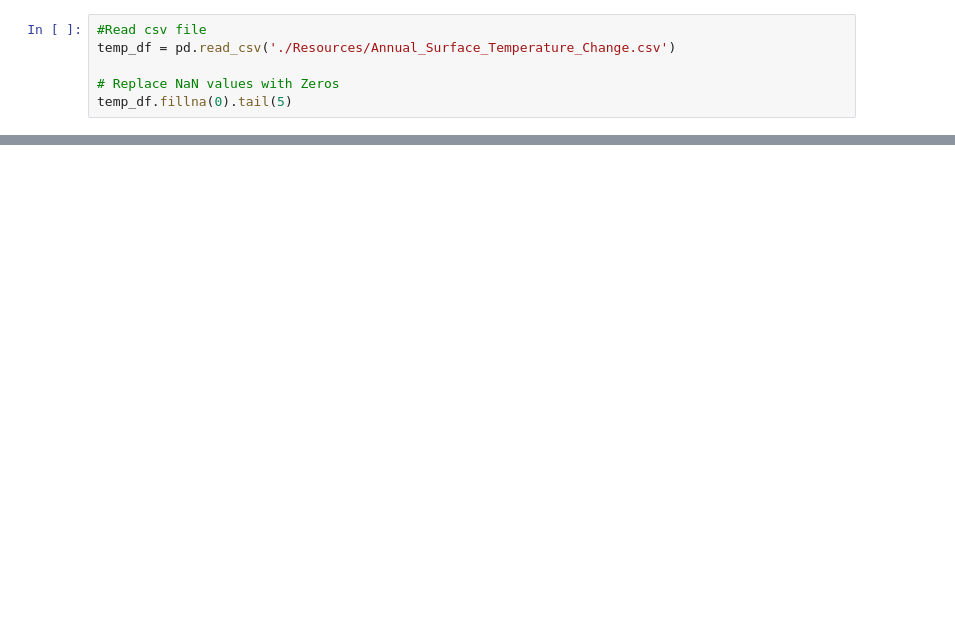
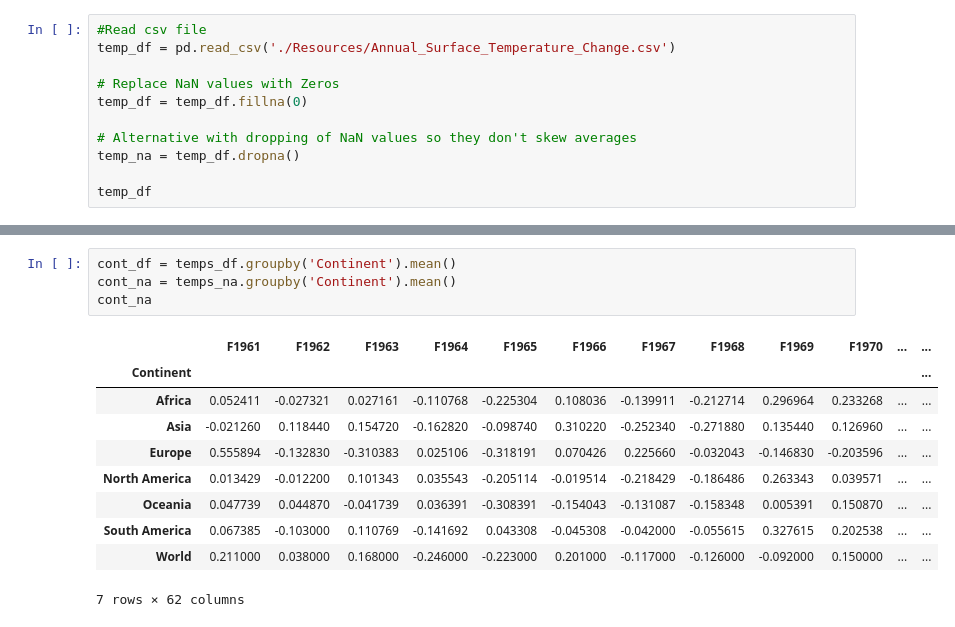
Before and after one commit to Kevin-McConchie/IMF-Weather-Data, a Jupyter notebook: global_temps.ipynb, the cells around one changed output, grey strips where cells are left out. Saved outputs shown, nothing was run; the diff lists cells and outputs as text; blank space fills up the shorter version.

```diff
--- a/global_temps.ipynb
+++ b/global_temps.ipynb
@@ -9,6 +10,11 @@ import plotly.express as px
 temp_df = pd.read_csv('./Resources/Annual_Surface_Temperature_Change.csv')
 
 # Replace NaN values with Zeros
-temp_df.fillna(0).tail(5)
+temp_df = temp_df.fillna(0)
+
+# Alternative with dropping of NaN values so they don't skew averages
+temp_na = temp_df.dropna()
+
+temp_df
 # %% [output]
 |  | ObjectId | Country | ISO2 | ISO3 | Indicator | Unit | Source | CTS_Code | CTS_Name | ... |
@@ -35,0 +326,15 @@ temp_df.fillna(0).tail(5)
+# %%
+cont_df = temps_df.groupby('Continent').mean()
+cont_na = temps_na.groupby('Continent').mean()
+cont_na
+# %% [output]
+|  | F1961 | F1962 | F1963 | F1964 | F1965 | F1966 | F1967 | F1968 | F1969 | F1970 | ... | ... |
+| Continent |  |  |  |  |  |  |  |  |  |  |  | ... |
+| Africa | 0.052411 | -0.027321 | 0.027161 | -0.110768 | -0.225304 | 0.108036 | -0.139911 | -0.212714 | 0.296964 | 0.233268 | ... | ... |
+| Asia | -0.021260 | 0.118440 | 0.154720 | -0.162820 | -0.098740 | 0.310220 | -0.252340 | -0.271880 | 0.135440 | 0.126960 | ... | ... |
+| Europe | 0.555894 | -0.132830 | -0.310383 | 0.025106 | -0.318191 | 0.070426 | 0.225660 | -0.032043 | -0.146830 | -0.203596 | ... | ... |
+| North America | 0.013429 | -0.012200 | 0.101343 | 0.035543 | -0.205114 | -0.019514 | -0.218429 | -0.186486 | 0.263343 | 0.039571 | ... | ... |
+| Oceania | 0.047739 | 0.044870 | -0.041739 | 0.036391 | -0.308391 | -0.154043 | -0.131087 | -0.158348 | 0.005391 | 0.150870 | ... | ... |
+| South America | 0.067385 | -0.103000 | 0.110769 | -0.141692 | 0.043308 | -0.045308 | -0.042000 | -0.055615 | 0.327615 | 0.202538 | ... | ... |
+| World | 0.211000 | 0.038000 | 0.168000 | -0.246000 | -0.223000 | 0.201000 | -0.117000 | -0.126000 | -0.092000 | 0.150000 | ... | ... |
+7 rows × 62 columns
```
Also changed, not shown: parts of 7 cells of this notebook.
